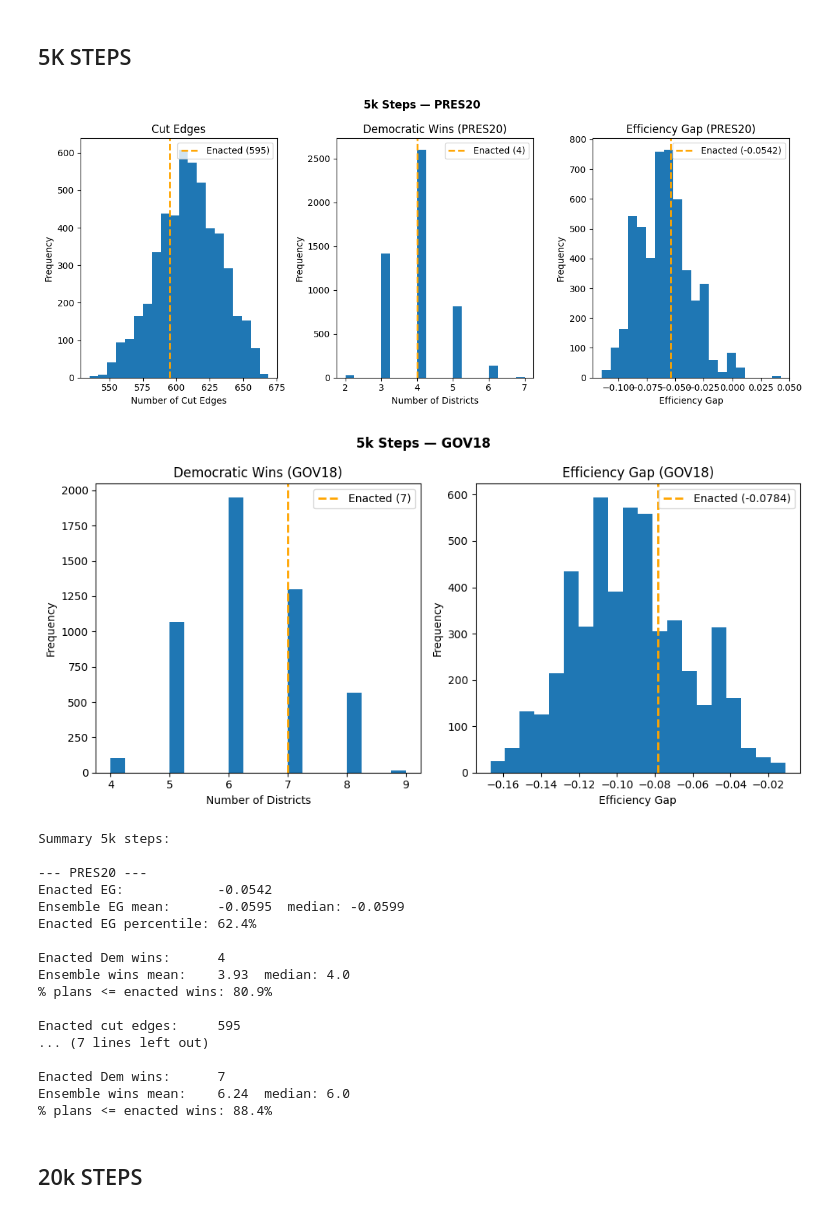
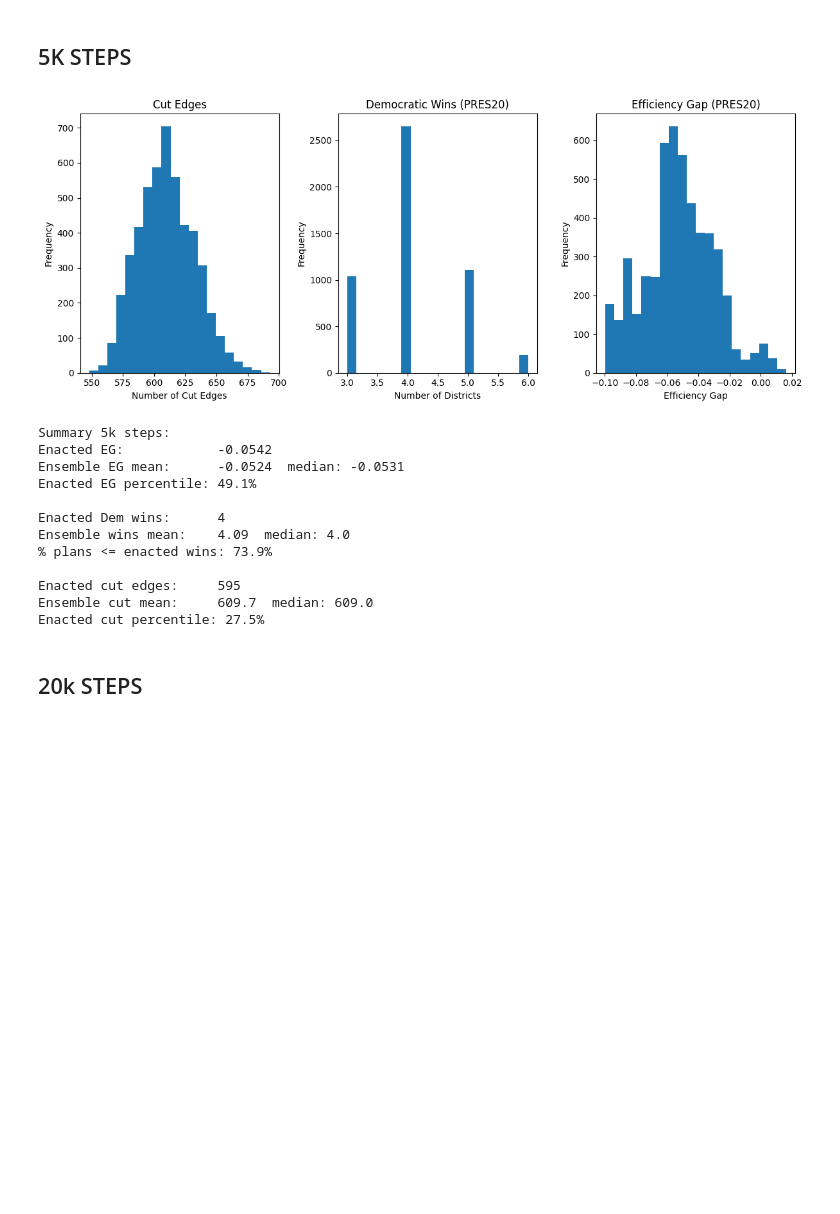
Before and after one commit to ssrawoorkar/final_proj, a Jupyter notebook: Gerry_chain.ipynb, the cells around one changed output. Cells and saved outputs as stored; diff of their text form; code cells hidden in the pictures; blank space fills up the shorter version.

Commit message:
Revert "added enacted plan visual on histogram, sorted boxplot by enacted plan"
This reverts commit 93750f2fe58540986271e8f37f5488c14288eb3d.

```diff
--- a/Gerry_chain.ipynb
+++ b/Gerry_chain.ipynb
@@ -18,7 +18,7 @@ total_steps_in_run = 5000
 
 elections = [
     Election('PRES20', {'Democratic': 'G20PREDBID', 'Republican': 'G20PRERTRU'}),
-    Election('GOV18', {'Democratic': 'G18GOVDJOR', 'Republican': 'G18GOVRLIT'}),
+    Election('GOV18',{'Democratic': 'G18GOVDJOR', 'Republican': 'G18GOVRLIT'}),
 ]
 
 my_updaters = {
@@ -65,95 +65,49 @@ dem_wins_data = []
 eg_data = []
 pres20_shares = []
 gov18_shares = []
-gov18_wins_data = []
-gov18_eg_data = []
 
 start_time = time.time()
 for partition in chain.with_progress_bar():
     cut_edges_data.append(len(partition['cut_edges']))
     dem_wins_data.append(partition['PRES20'].wins('Democratic'))
     eg_data.append(partition['PRES20'].efficiency_gap())
     pres20_shares.append(partition['PRES20'].percents('Democratic'))
     gov18_shares.append(partition['GOV18'].percents('Democratic'))
-    gov18_wins_data.append(partition['GOV18'].wins('Democratic'))
-    gov18_eg_data.append(partition['GOV18'].efficiency_gap())
 
-enacted_cut = cut_edges_data[0]
-enacted_wins = dem_wins_data[0]
-enacted_eg = eg_data[0]
-enacted_gov18_wins = gov18_wins_data[0]
-enacted_gov18_eg = gov18_eg_data[0]
-
-# --- Row 1: PRES20 + Cut Edges ---
 fig, axes = plt.subplots(1, 3, figsize=(12, 5))
-fig.suptitle('5k Steps — PRES20', fontweight='bold')
 
 axes[0].hist(cut_edges_data, bins=20)
-axes[0].axvline(enacted_cut, color='orange', linewidth=2, linestyle='--', label=f'Enacted ({enacted_cut})')
 axes[0].set_title('Cut Edges')
 axes[0].set_xlabel('Number of Cut Edges')
 axes[0].set_ylabel('Frequency')
-axes[0].legend()
 
 axes[1].hist(dem_wins_data, bins=20)
-axes[1].axvline(enacted_wins, color='orange', linewidth=2, linestyle='--', label=f'Enacted ({enacted_wins})')
 axes[1].set_title('Democratic Wins (PRES20)')
 axes[1].set_xlabel('Number of Districts')
 axes[1].set_ylabel('Frequency')
-axes[1].legend()
 
 axes[2].hist(eg_data, bins=20)
-axes[2].axvline(enacted_eg, color='orange', linewidth=2, linestyle='--', label=f'Enacted ({enacted_eg:.4f})')
 axes[2].set_title('Efficiency Gap (PRES20)')
 axes[2].set_xlabel('Efficiency Gap')
 axes[2].set_ylabel('Frequency')
-axes[2].legend()
 
 plt.tight_layout()
-plt.savefig('id_histograms_5k_pres20.png')
+plt.savefig('id_histograms_5k.png')
 plt.show()
-
-# --- Row 2: GOV18 ---
-fig, axes = plt.subplots(1, 2, figsize=(10, 5))
-fig.suptitle('5k Steps — GOV18', fontweight='bold')
-
-axes[0].hist(gov18_wins_data, bins=20)
-axes[0].axvline(enacted_gov18_wins, color='orange', linewidth=2, linestyle='--', label=f'Enacted ({enacted_gov18_wins})')
-axes[0].set_title('Democratic Wins (GOV18)')
-axes[0].set_xlabel('Number of Districts')
-axes[0].set_ylabel('Frequency')
-axes[0].legend()
-
-axes[1].hist(gov18_eg_data, bins=20)
-axes[1].axvline(enacted_gov18_eg, color='orange', linewidth=2, linestyle='--', label=f'Enacted ({enacted_gov18_eg:.4f})')
-axes[1].set_title('Efficiency Gap (GOV18)')
-axes[1].set_xlabel('Efficiency Gap')
-axes[1].set_ylabel('Frequency')
-axes[1].legend()
-
-plt.tight_layout()
-plt.savefig('id_histograms_5k_gov18.png')
-plt.show()
 # %% [output]
-[figure, old version]
+[figure, new version]
-[figure, removed]
 # %%
 import numpy as np
 
 enacted_eg = eg_data[0]
 enacted_wins = dem_wins_data[0]
 enacted_cut = cut_edges_data[0]
-enacted_gov18_wins = gov18_wins_data[0]
-enacted_gov18_eg = gov18_eg_data[0]
 
 eg_percentile = np.mean(np.array(eg_data) <= enacted_eg) * 100
 wins_pct = np.mean(np.array(dem_wins_data) <= enacted_wins) * 100
 cut_percentile = np.mean(np.array(cut_edges_data) <= enacted_cut) * 100
-gov18_wins_pct = np.mean(np.array(gov18_wins_data) <= enacted_gov18_wins) * 100
-gov18_eg_percentile = np.mean(np.array(gov18_eg_data) <= enacted_gov18_eg) * 100
 
 print(f"Summary 5k steps:")
-print(f"\n--- PRES20 ---")
 print(f"Enacted EG:            {enacted_eg:.4f}")
 print(f"Ensemble EG mean:      {np.mean(eg_data):.4f}  median: {np.median(eg_data):.4f}")
 print(f"Enacted EG percentile: {eg_percentile:.1f}%")
@@ -165,33 +119,19 @@ print()
 print(f"Enacted cut edges:     {enacted_cut}")
 print(f"Ensemble cut mean:     {np.mean(cut_edges_data):.1f}  median: {np.median(cut_edges_data):.1f}")
 print(f"Enacted cut percentile: {cut_percentile:.1f}%")
-
-print(f"\n--- GOV18 ---")
-print(f"Enacted EG:            {enacted_gov18_eg:.4f}")
-print(f"Ensemble EG mean:      {np.mean(gov18_eg_data):.4f}  median: {np.median(gov18_eg_data):.4f}")
-print(f"Enacted EG percentile: {gov18_eg_percentile:.1f}%")
-print()
-print(f"Enacted Dem wins:      {enacted_gov18_wins}")
-print(f"Ensemble wins mean:    {np.mean(gov18_wins_data):.2f}  median: {np.median(gov18_wins_data):.1f}")
-print(f"% plans <= enacted wins: {gov18_wins_pct:.1f}%")
 # %% [output]
 Summary 5k steps:
-
---- PRES20 ---
 Enacted EG:            -0.0542
-Ensemble EG mean:      -0.0595  median: -0.0599
-Enacted EG percentile: 62.4%
+Ensemble EG mean:      -0.0524  median: -0.0531
+Enacted EG percentile: 49.1%
 
 Enacted Dem wins:      4
-Ensemble wins mean:    3.93  median: 4.0
-% plans <= enacted wins: 80.9%
+Ensemble wins mean:    4.09  median: 4.0
+% plans <= enacted wins: 73.9%
 
 Enacted cut edges:     595
-... (7 lines left out)
-
-Enacted Dem wins:      7
-Ensemble wins mean:    6.24  median: 6.0
-% plans <= enacted wins: 88.4%
+Ensemble cut mean:     609.7  median: 609.0
+Enacted cut percentile: 27.5%
 # %% [markdown]
 ## 20k STEPS
 # %%
```
Also changed, not shown: parts of 4 cells of this notebook, 10 other files.
